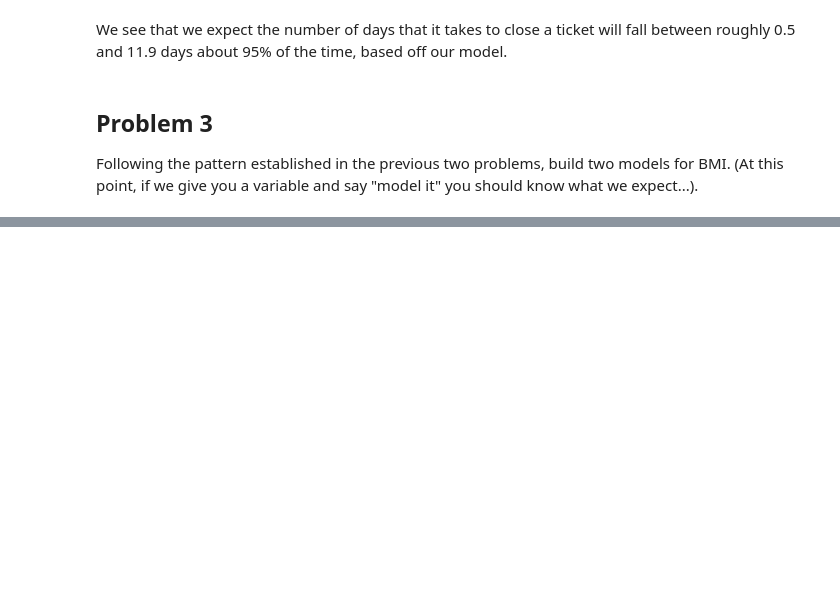
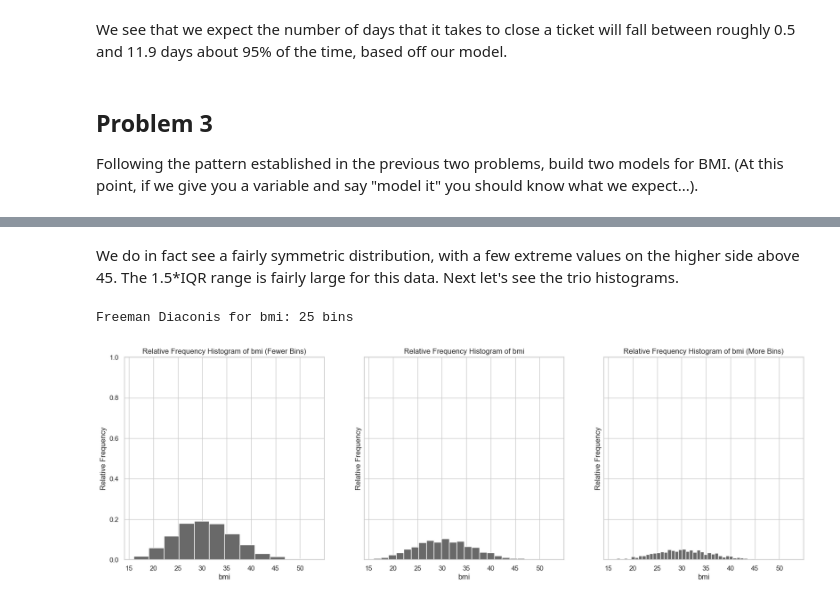
Before and after one commit to ansaridan/jhu-data-engineering-team-5, a Jupyter notebook: Module 6/Lab 6.ipynb, the cells around one changed output, grey strips where cells are left out. Saved outputs shown, nothing was run; the diff lists cells and outputs as text; code cells hidden in the pictures; blank space fills up the shorter version.

```diff
--- a/Module 6/Lab 6.ipynb
+++ b/Module 6/Lab 6.ipynb
@@ -418,0 +441,7 @@ insurance = pd.read_csv("https://raw.githubusercontent.com/fundamentals-of-data-
+# %% [markdown]
+We do in fact see a fairly symmetric distribution, with a few extreme values on the higher side above 45. The 1.5*IQR range is fairly large for this data. Next let's see the trio histograms.
+# %%
+eda.histogram_trio(insurance, 'bmi')
+# %% [output]
+Freeman Diaconis for bmi: 25 bins
+[figure, added]
```
Also changed, not shown: parts of 24 cells of this notebook.
